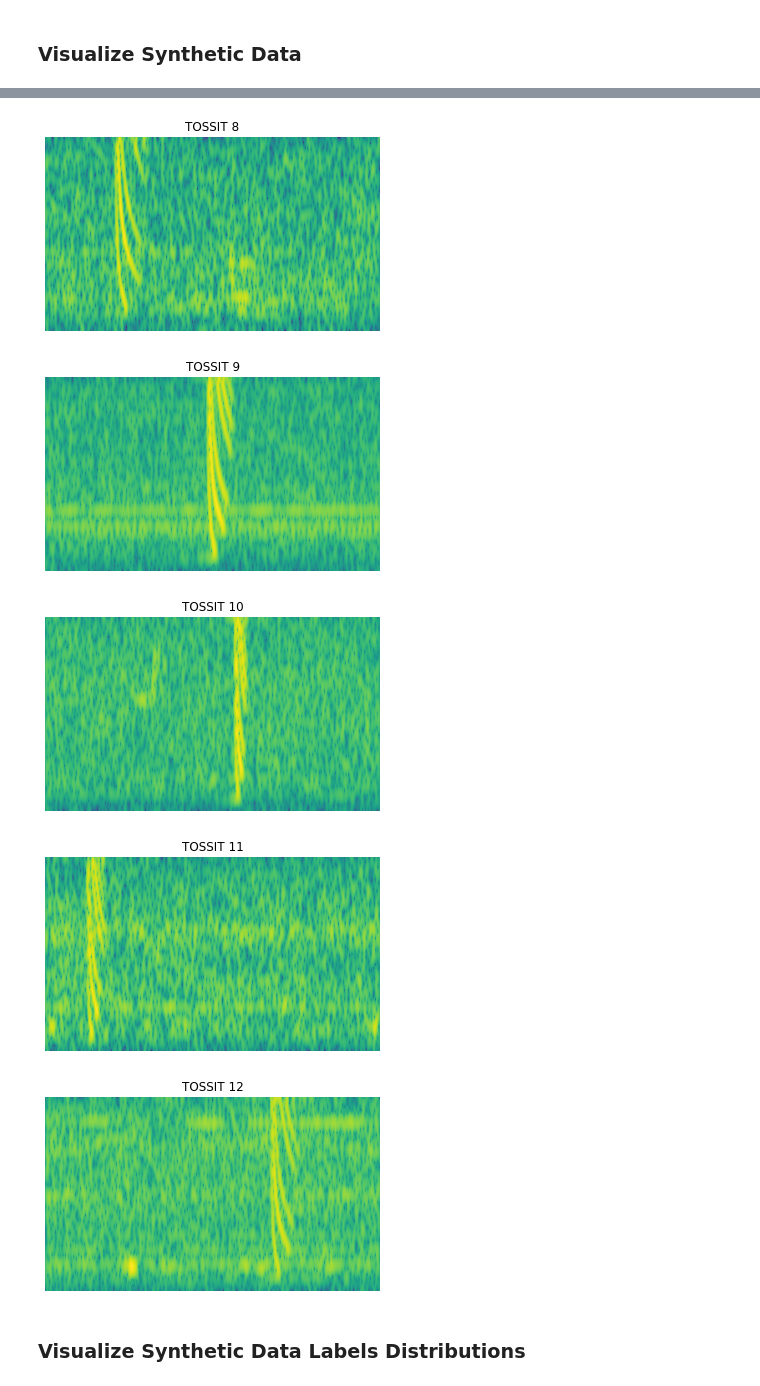
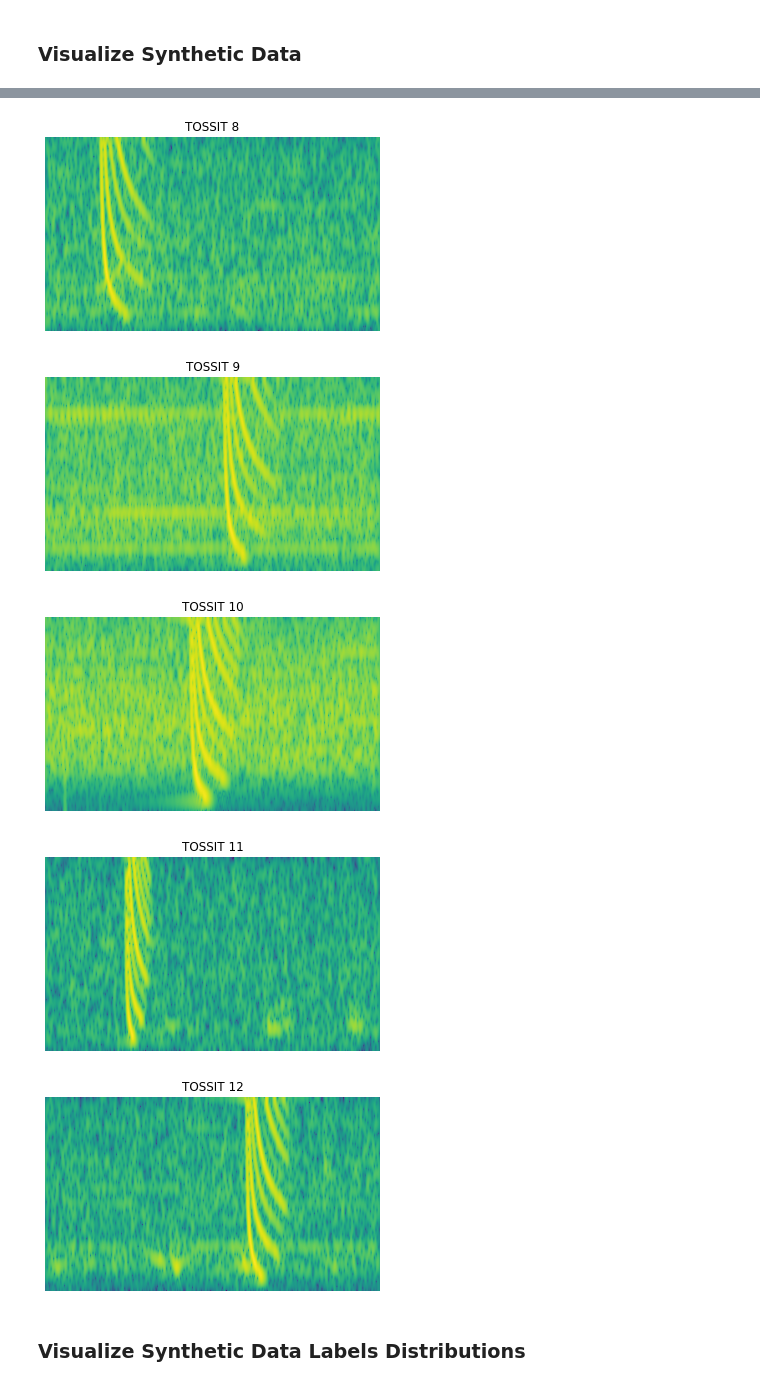
Before and after one commit to whoi-mars/Whale-Gunshot-Localization, a Jupyter notebook: create_dataset.ipynb, the cells around one changed output, grey strips where cells are left out. Saved outputs shown, nothing was run; the diff lists cells and outputs as text; code cells hidden in the pictures.

```diff
--- a/create_dataset.ipynb
+++ b/create_dataset.ipynb
@@ -217,20 +217,33 @@ np.save(config['dataset']['data_directory'] + '/std_range_classification.npy', t
 ### Visualize Synthetic Data
 # %%
 # call selection
-call = 76859
+call = 239
 
 with h5py.File(config['dataset']['data_directory'] + "/VDS_main.h5", 'r') as f:
     signals = f['data'][call,:,:]
     num_TOSSITs = f['data'].shape[1]
+#     y_loc = f['labels'][call,0]
+#     x_loc = f['labels'][call,1]
+#     cb = f['labels'][call,2]
+#     cw = f['labels'][call,3]
+#     zs = f['labels'][call,4]
+#     c = f['class_labels'][call].squeeze()
+#     snrs = f['labels'][call,6:]
+#     valid = f['labels'][call,5]
+#     ranges = f['range_labels'][call,:]
+
     y_loc = f['labels'][call,0]
     x_loc = f['labels'][call,1]
-    cb = f['labels'][call,2]
-    cw = f['labels'][call,3]
-    zs = f['labels'][call,4]
+    cw = f['labels'][call,2:5]
+    cw_z = f['labels'][call,5:8]
+    c_sed = f['labels'][call,8]
+    sed_D = f['labels'][call,9]
+    cb = f['labels'][call,10]
+    zs = f['labels'][call,11]
+    valid = f['labels'][call,12]
+    ranges = f['range_labels'][call,:]
+    snrs = f['labels'][call,13:]
     c = f['class_labels'][call].squeeze()
-    snrs = f['labels'][call,6:]
-    valid = f['labels'][call,5]
-    ranges = f['range_labels'][call,:]
 
 for t in range(num_TOSSITs):
     spect = to_spect(signals[t])
@@ -275,8 +288,8 @@ ranges: [9255.68 8075.94 9739.04 6251.08 5894.76 8848.56 6975.46 8278.66 4876.4
-[figure, old version]
+[figure, new version]
-[figure, old version]
+[figure, new version]
-[figure, old version]
+[figure, new version]
-[figure, old version]
+[figure, new version]
-[figure, old version]
+[figure, new version]
 # %% [markdown]
 ### Visualize Synthetic Data Labels Distributions
 # %%
```
Also changed, not shown: parts of 3 cells of this notebook.
